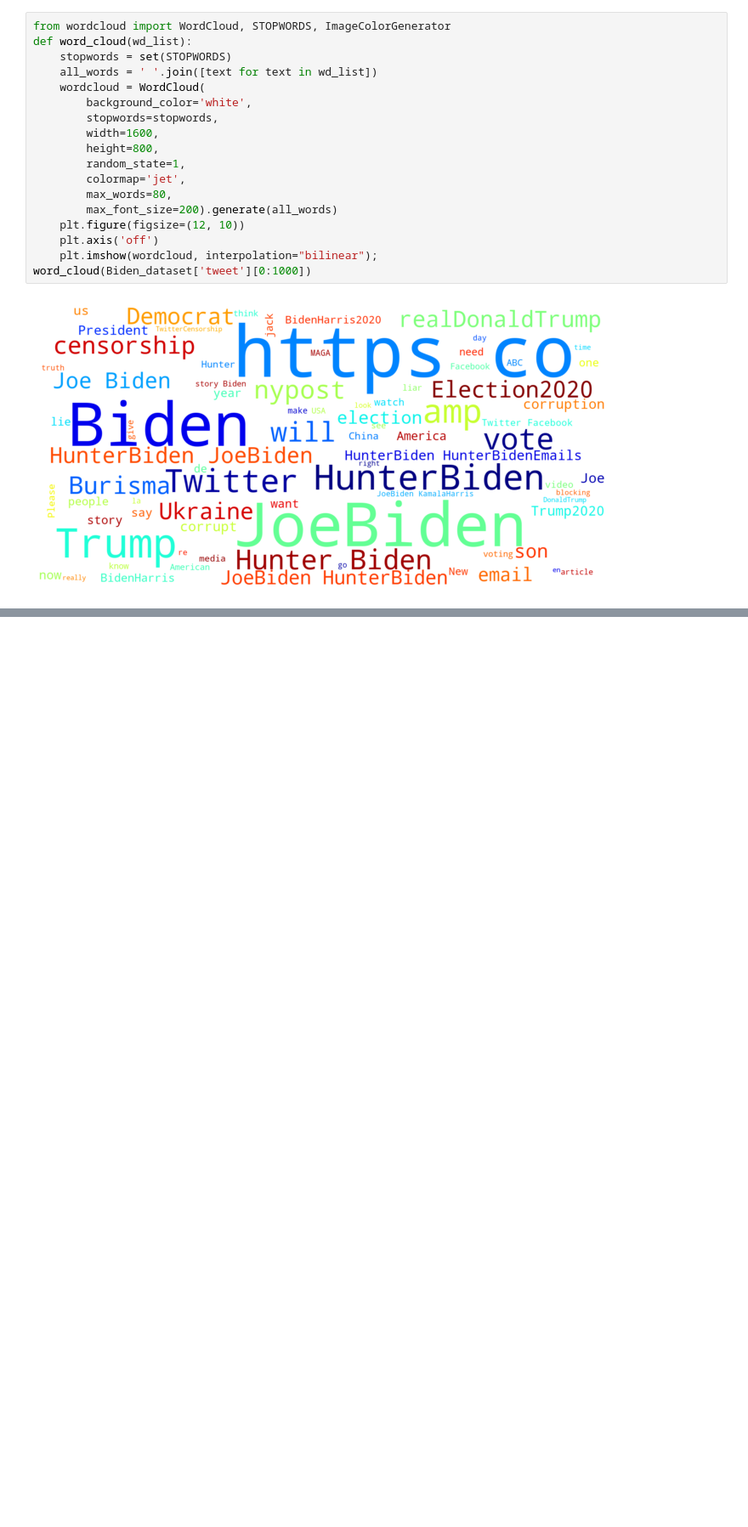
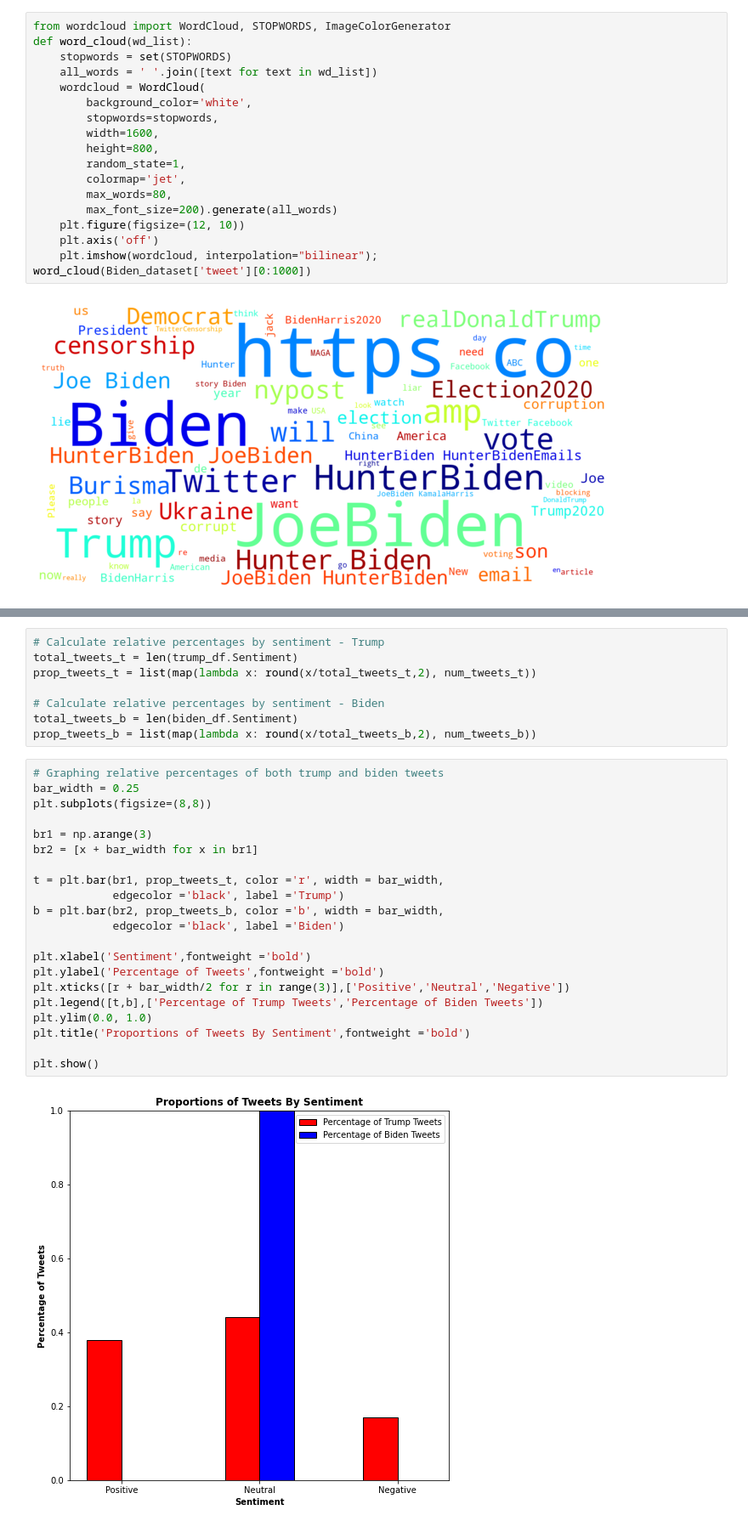
Before and after one commit to sydney-machine-learning/sentimentanalysis-USelections, a Jupyter notebook: training.ipynb, the cells around one changed output, grey strips where cells are left out. Shown at 85% size. Saved outputs shown, nothing was run; the diff lists cells and outputs as text; blank space fills up the shorter version.

```diff
--- a/training.ipynb
+++ b/training.ipynb
@@ -302,0 +492,31 @@ word_cloud(Biden_dataset['tweet'][0:1000])
+# %%
+# Calculate relative percentages by sentiment - Trump
+total_tweets_t = len(trump_df.Sentiment)
+prop_tweets_t = list(map(lambda x: round(x/total_tweets_t,2), num_tweets_t))
+
+# Calculate relative percentages by sentiment - Biden
+total_tweets_b = len(biden_df.Sentiment)
+prop_tweets_b = list(map(lambda x: round(x/total_tweets_b,2), num_tweets_b))
+# %%
+# Graphing relative percentages of both trump and biden tweets
+bar_width = 0.25
+plt.subplots(figsize=(8,8))
+
+br1 = np.arange(3)
+br2 = [x + bar_width for x in br1]
+
+t = plt.bar(br1, prop_tweets_t, color ='r', width = bar_width,
+            edgecolor ='black', label ='Trump')
+b = plt.bar(br2, prop_tweets_b, color ='b', width = bar_width,
+            edgecolor ='black', label ='Biden')
+
+plt.xlabel('Sentiment',fontweight ='bold')
+plt.ylabel('Percentage of Tweets',fontweight ='bold')
+plt.xticks([r + bar_width/2 for r in range(3)],['Positive','Neutral','Negative'])
+plt.legend([t,b],['Percentage of Trump Tweets','Percentage of Biden Tweets'])
+plt.ylim(0.0, 1.0)
+plt.title('Proportions of Tweets By Sentiment',fontweight ='bold')
+
+plt.show()
+# %% [output]
+[figure, added]
```
Also changed, not shown: parts of 20 cells of this notebook.
